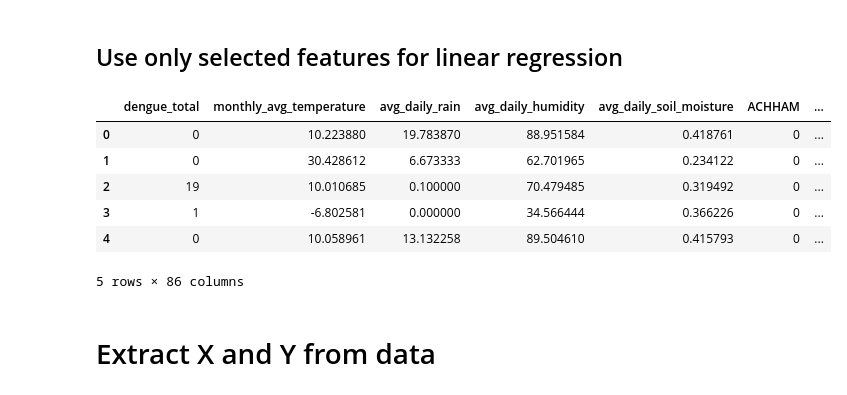
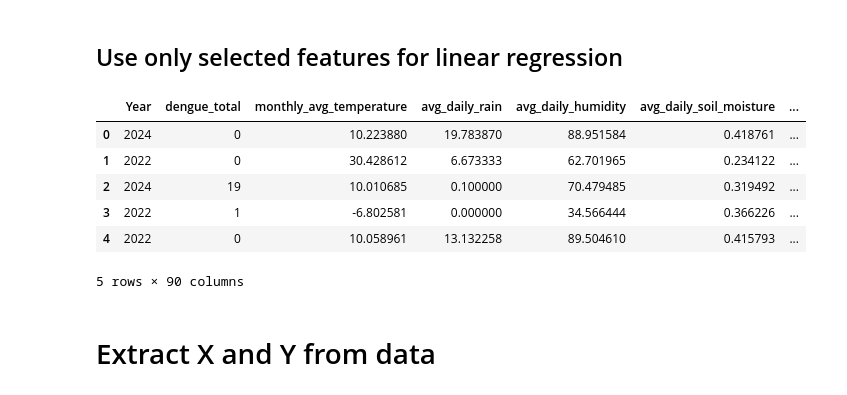
Before and after one commit to tikadatta2005/ML_GROUP_ASSIGNMENT, a Jupyter notebook: LinearRegression.ipynb, the cells around one changed output. Saved outputs shown, nothing was run; the diff lists cells and outputs as text; code cells hidden in the pictures.

```diff
--- a/LinearRegression.ipynb
+++ b/LinearRegression.ipynb
@@ -30,48 +30,48 @@ train_df.head()
 ## Use only selected features for linear regression
 # %%
 selected_columns = [
-    # "Year",
+    "Year",
     "dengue_total",
     "Location",
     "Month",
     "monthly_avg_temperature",
     "avg_daily_rain",
     "avg_daily_humidity",
     "avg_daily_soil_moisture",
-    # "avg_daily_soil_temperature",
-    # "avg_daily_snowfall",
-    # "avg_daily_precipitation"
+    "avg_daily_soil_temperature",
+    "avg_daily_snowfall",
+    "avg_daily_precipitation"
 ]
 
 train = train_df[selected_columns]
 val = val_df[selected_columns]
 test = test_df[selected_columns]
 
 all_locations = sorted(pd.concat([train["Location"], val["Location"], test["Location"]]).unique())
 all_months = sorted(pd.concat([train["Month"], val["Month"], test["Month"]]).unique())
 
 train_loc = pd.get_dummies(train["Location"].astype(pd.CategoricalDtype(all_locations)), dtype=int)
 train_month = pd.get_dummies(train["Month"].astype(pd.CategoricalDtype(all_months)), dtype=int)
 
 val_loc = pd.get_dummies(val["Location"].astype(pd.CategoricalDtype(all_locations)), dtype=int)
 val_month = pd.get_dummies(val["Month"].astype(pd.CategoricalDtype(all_months)), dtype=int)
 
 test_loc = pd.get_dummies(test["Location"].astype(pd.CategoricalDtype(all_locations)), dtype=int)
 test_month = pd.get_dummies(test["Month"].astype(pd.CategoricalDtype(all_months)), dtype=int)
 
 train = pd.concat([train.drop(columns=["Month", "Location"]), train_loc, train_month], axis=1)
 val = pd.concat([val.drop(columns=["Month", "Location"]), val_loc, val_month], axis=1)
 test = pd.concat([test.drop(columns=["Month", "Location"]), test_loc, test_month], axis=1)
 
 train.head()
 # %% [output]
-|  | dengue_total | monthly_avg_temperature | avg_daily_rain | avg_daily_humidity | avg_daily_soil_moisture | ACHHAM | ... |
-| 0 | 0 | 10.223880 | 19.783870 | 88.951584 | 0.418761 | 0 | ... |
-| 1 | 0 | 30.428612 | 6.673333 | 62.701965 | 0.234122 | 0 | ... |
-| 2 | 19 | 10.010685 | 0.100000 | 70.479485 | 0.319492 | 0 | ... |
-| 3 | 1 | -6.802581 | 0.000000 | 34.566444 | 0.366226 | 0 | ... |
-| 4 | 0 | 10.058961 | 13.132258 | 89.504610 | 0.415793 | 0 | ... |
+|  | Year | dengue_total | monthly_avg_temperature | avg_daily_rain | avg_daily_humidity | avg_daily_soil_moisture | ... |
+| 0 | 2024 | 0 | 10.223880 | 19.783870 | 88.951584 | 0.418761 | ... |
+| 1 | 2022 | 0 | 30.428612 | 6.673333 | 62.701965 | 0.234122 | ... |
+| 2 | 2024 | 19 | 10.010685 | 0.100000 | 70.479485 | 0.319492 | ... |
+| 3 | 2022 | 1 | -6.802581 | 0.000000 | 34.566444 | 0.366226 | ... |
+| 4 | 2022 | 0 | 10.058961 | 13.132258 | 89.504610 | 0.415793 | ... |
-5 rows × 86 columns
+5 rows × 90 columns
 # %% [markdown]
 # Extract X and Y from data
 # %% [markdown]
```
Also changed, not shown: parts of 9 cells of this notebook, 1 other file.
